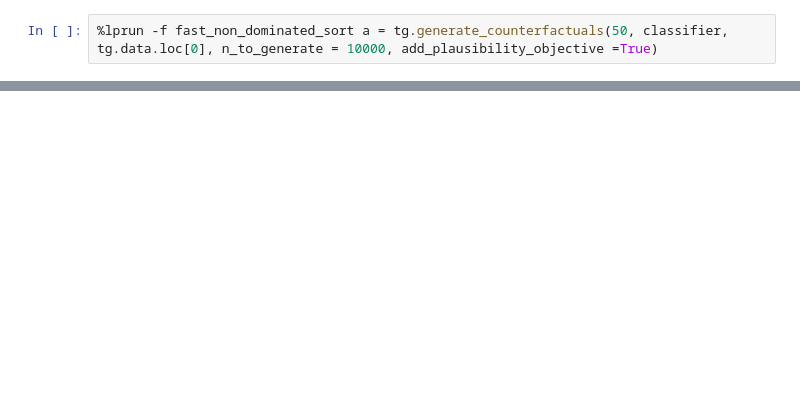
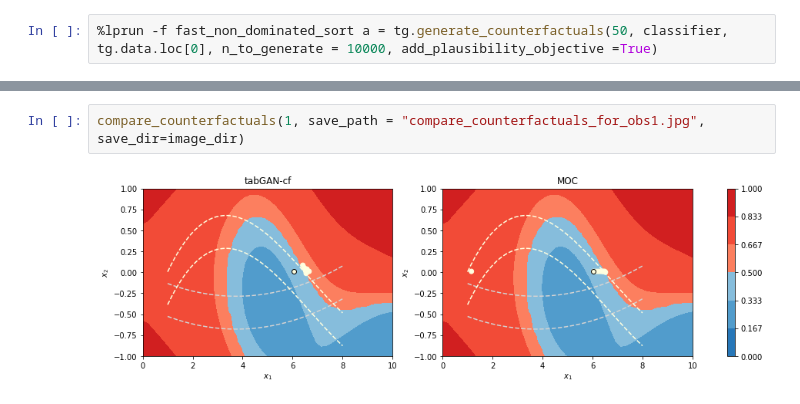
Before and after one commit to ArneRustad/Master-thesis-cf, a Jupyter notebook: Compare counterfactuals.ipynb, the cells around one changed output, grey strips where cells are left out. Drawn from its saved outputs; the diff is of its cells as text; blank space fills up the shorter version.

```diff
--- a/Compare counterfactuals.ipynb
+++ b/Compare counterfactuals.ipynb
@@ -142,0 +162,4 @@ lightyellow
+# %%
+compare_counterfactuals(1, save_path = "compare_counterfactuals_for_obs1.jpg", save_dir=image_dir)
+# %% [output]
+[figure, added]
```
Also changed, not shown: parts of 5 cells of this notebook, 3 other files.
